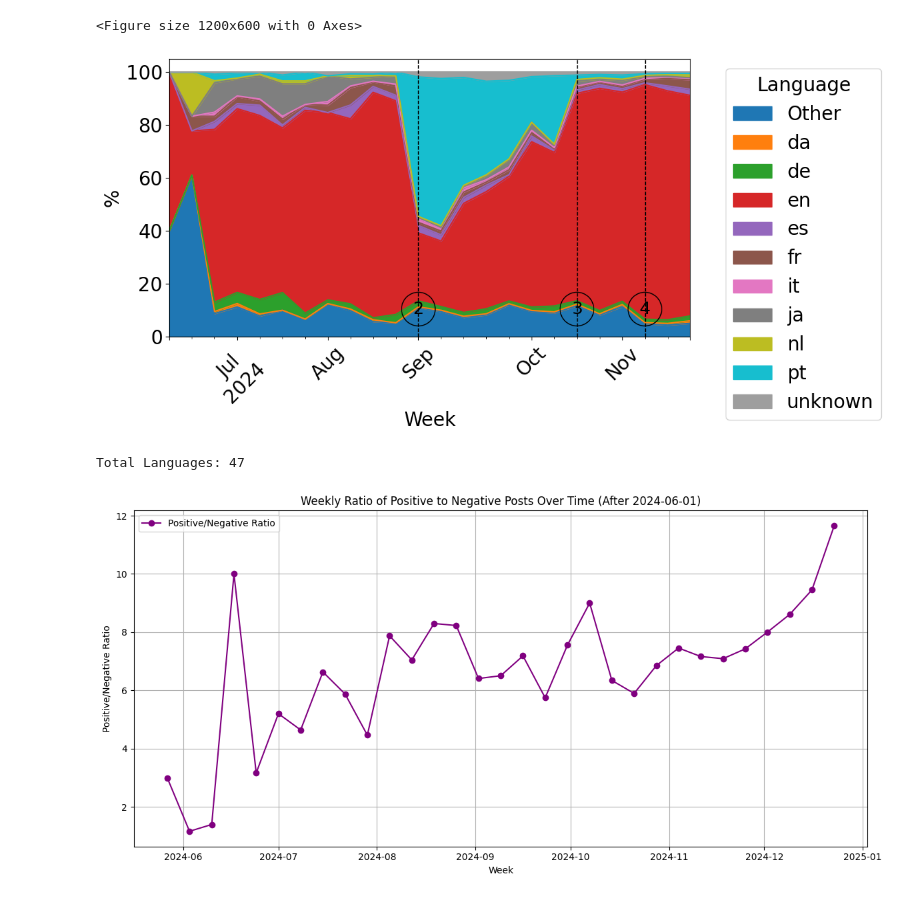
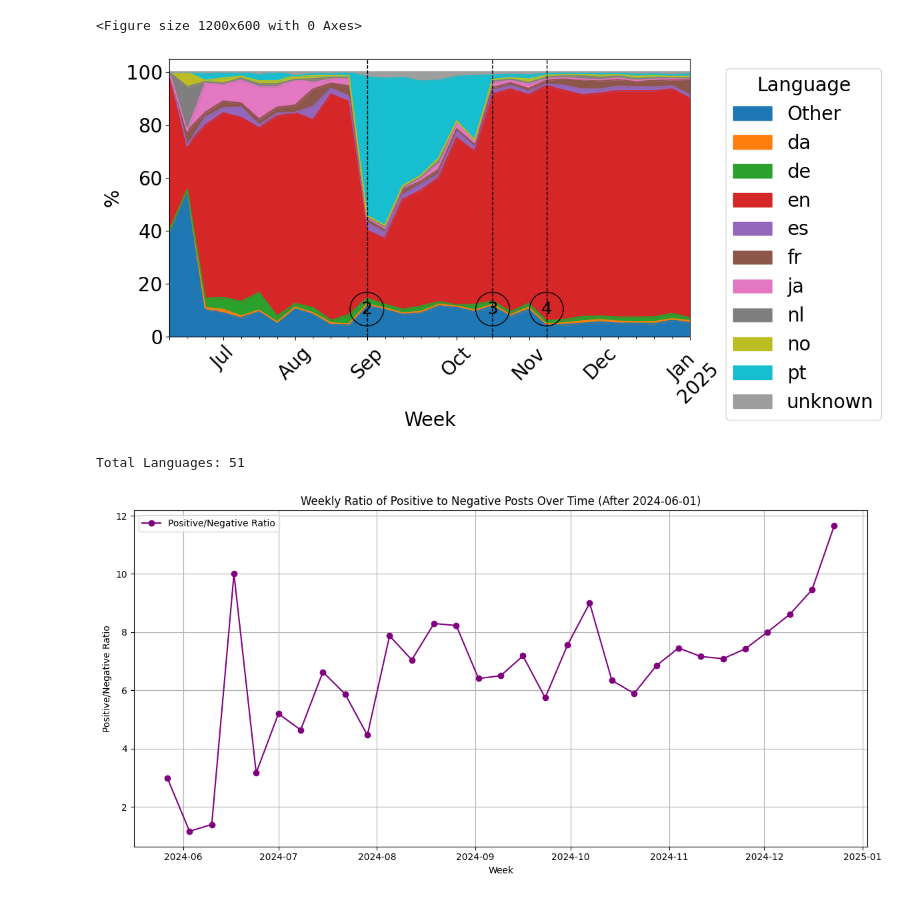
Before and after one commit to bibo7086/bluesky_starterpacks_classification, a Jupyter notebook: notebooks/paper_2_plots.ipynb, the cells around one changed output. Cells and saved outputs as stored; diff of their text form; code cells hidden in the pictures.

Commit message:
update plots

```diff
--- a/notebooks/paper_2_plots.ipynb
+++ b/notebooks/paper_2_plots.ipynb
@@ -36,10 +36,11 @@ import pandas as pd
 import matplotlib.pyplot as plt
 import seaborn as sns
 
-file_path = '../data/nature_ignacio_academic_starter_packs/starterpacks.csv'
+file_path = '../data/starter_packs/starterpacks_newer.csv'
 data = pd.read_csv(file_path)
 
-data['createdAt'] = pd.to_datetime(data['createdAt'])
+data['createdAt'] = pd.to_datetime(data['createdAt'], errors='coerce')
+data = data.dropna(subset=['createdAt'])
 data['description'] = data['description'].fillna('').astype(str)
 
 def safe_detect(text):
@@ -52,11 +53,12 @@ def safe_detect(text):
 
 filtered_data = data[data['description'].str.strip() != ""].copy()
 filtered_data['language'] = filtered_data['description'].apply(safe_detect)
+filtered_data['createdAt'] = pd.to_datetime(filtered_data['createdAt'], errors='coerce')
+filtered_data = filtered_data.dropna(subset=['createdAt'])
 
 filtered_data['week'] = filtered_data['createdAt'].dt.to_period('W')
 
 language_counts = filtered_data['language'].value_counts()
-
 total_languages = len(language_counts)
 
 top_languages = language_counts.nlargest(10).index
@@ -77,56 +79,54 @@ important_dates = {
     "Twitter change to block visibility (3)": "2024-10-17",
     "US elections (4)": "2024-11-05",
 }
+important_dates = {label: pd.to_datetime(date) for label, date in important_dates.items()}
 
 original_colors = [
     '#1f77b4', '#ff7f0e', '#2ca02c', '#d62728', '#9467bd',
     '#8c564b', '#e377c2', '#7f7f7f', '#bcbd22', '#17becf',
     '#9e9e9e'
 ]
-
-important_dates = {label: pd.to_datetime(date) for label, date in important_dates.items()}
 
 plt.rc('font', size=20)
 
 plt.figure(figsize=(12, 6))
 percentages_over_time.plot(
     kind='area',
     stacked=True,
     figsize=(12, 6),
     color=original_colors
 )
 
 for label, date in important_dates.items():
     plt.axvline(x=date, color='black', linestyle='--', linewidth=1, alpha=1)
     plt.annotate(
-        text=label.split(" ")[-1].strip("()"),  # Extract the number from the label
-        xy=(date, 5),  # Position the annotation near the x-axis
-        xytext=(0, 10),  # Offset the text slightly above the line
+        text=label.split(" ")[-1].strip("()"),
+        xy=(date, 5),
+        xytext=(0, 10),
         textcoords='offset points',
         ha='center',
         fontsize=18,
         color='black',
-        bbox=dict(  # Add a circular background
+        bbox=dict(
             boxstyle='circle',
             facecolor='none',
             edgecolor='black',
             pad=0.5
         )
     )
 
-plt.xlabel('Week', fontsize=20)  # Set x-axis label font size
-plt.ylabel('%', fontsize=20)  # Set y-axis label font size
-plt.xticks(rotation=45)  # Rotate x-axis labels by 45 degrees
-plt.legend(title='Language', bbox_to_anchor=(1.05, 1), loc='upper left', fontsize=20)  # Set legend font size
+plt.xlabel('Week', fontsize=20)
+plt.ylabel('%', fontsize=20)
+plt.xticks(rotation=45)
+plt.legend(title='Language', bbox_to_anchor=(1.05, 1), loc='upper left', fontsize=20)
 plt.tight_layout()
 plt.show()
 
-
 print(f"Total Languages: {total_languages}")
 # %% [output]
 <Figure size 1200x600 with 0 Axes>
-[figure, old version]
+[figure, new version]
-Total Languages: 47
+Total Languages: 51
 # %%
 import csv
 from textblob import TextBlob
```
Also changed, not shown: 2 other files.
